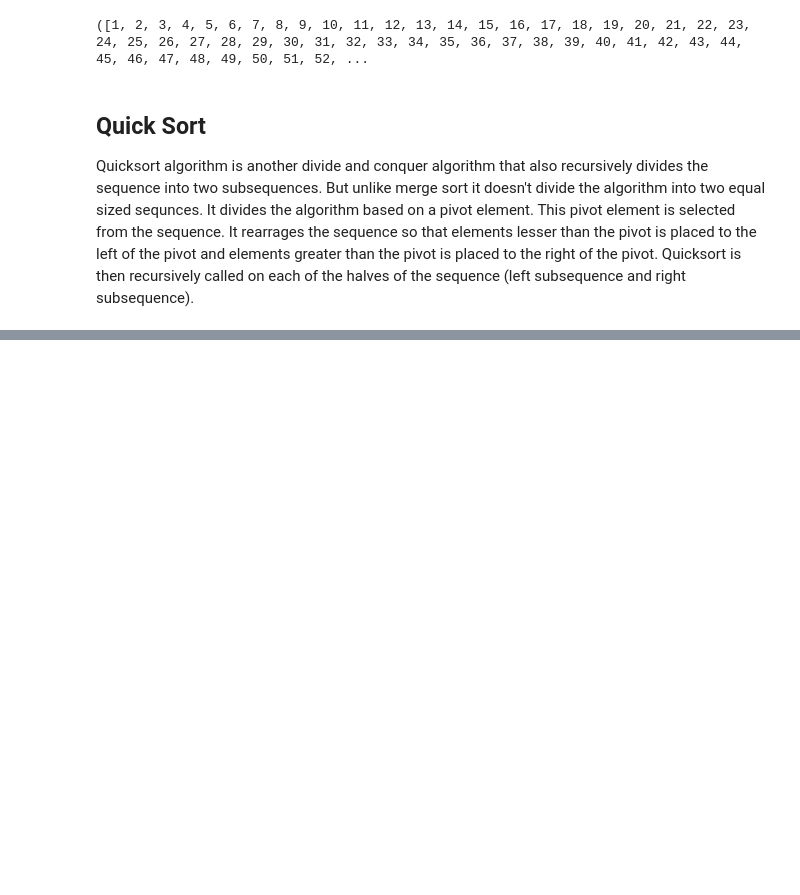
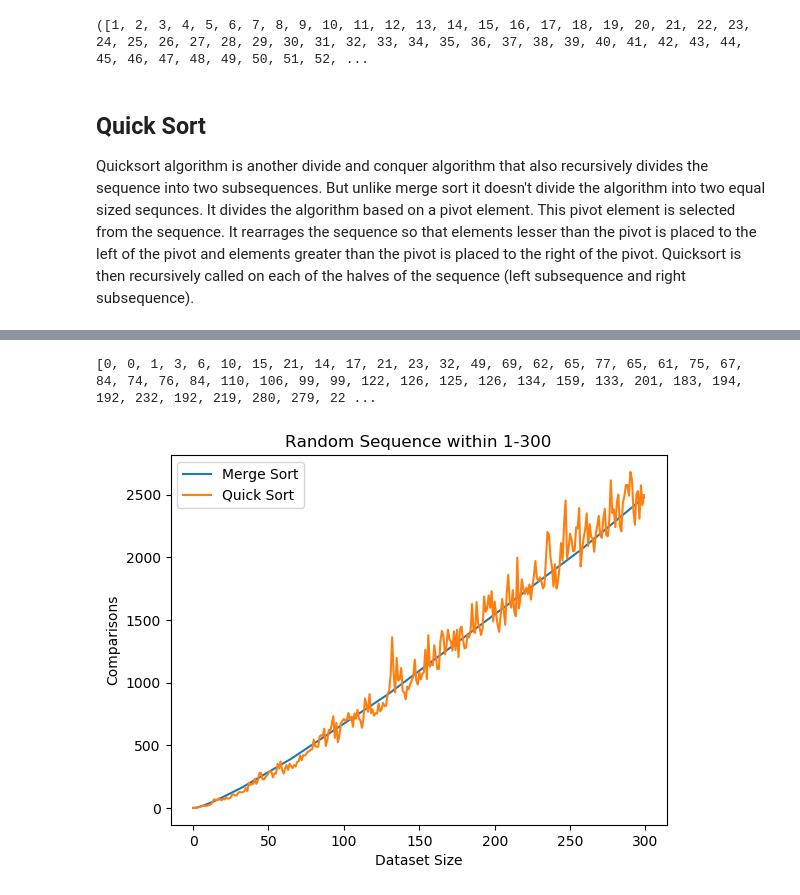
Before and after one commit to gmlunesa/visualgorithm, a Jupyter notebook: visualgorithm.ipynb, the cells around one changed output, grey strips where cells are left out. Drawn from its saved outputs; the diff is of its cells as text; code cells hidden in the pictures; blank space fills up the shorter version.

Commit message:
Finalized Merge sort and quick sort

```diff
--- a/visualgorithm.ipynb
+++ b/visualgorithm.ipynb
@@ -68,23 +78,30 @@ def test_cases_init(size):
     presort = []
     reverse = []
     random = []
+    r1000 = []
+    r300s = []
 
     for r in ranges:
         i = 0
         presort_arr = []
         reverse_arr = []
         random_arr = []
+        r1000_arr = []
+        r300s_arr = []
         while (i < r):
             presort_arr.append(dataArrays[0][i])
             reverse_arr.append(dataArrays[1][i])
             random_arr.append(dataArrays[2][i])
+            r1000_arr.append(dataArrays[5][i])
+            r300s_arr.append(dataArrays[7][i])
             i += 1
 
         presort.append(presort_arr)
         reverse.append(reverse_arr)
         random.append(random_arr)
+        r1000.append(r1000_arr)
 
-    return presort, reverse, random
+    return presort, reverse, random, r1000, r300s
 # %%
 dataArrays = initArrays()
 
@@ -1227,0 +1472,71 @@ print(quick_sort([1, 2, 3, 4, 5, 6, 7, 8, 9], None, None))
+# %%
+def merge_vs_quick():
+    x_values = ranges_init(300)
+
+    ''' RANDOM SEQUENCE WITHIN 300 '''
+    merge_y_values = []
+    quick_y_values = []
+
+    random_ms = test_cases_init(300)[2]
+    random_qs = test_cases_init(300)[2]
+
+    for case in random_ms:
+        if (len(case) != 0):
+            result = merge_sort(case)
+            merge_y_values.append(result[1])
+        else:
+            merge_y_values.append(0)
+    plt.plot(x_values, merge_y_values)
+
+    for case in random_qs:
+        if(len(case) != 0):
+            result = quick_sort(case, None, None)
+            quick_y_values.append(result)
+        else:
+            quick_y_values.append(0)
+
+    print(quick_y_values)
+    plt.plot(x_values, quick_y_values)
+
+    plt.title("Random Sequence within 1-300")
+    plt.xlabel('Dataset Size')
+    plt.ylabel('Comparisons')
+
+    plt.legend(['Merge Sort','Quick Sort'], loc='upper left')
+    plt.show()
+
+    ''' RANDOM SEQUENCE WITHIN 1000 '''
+    merge_y_values = []
+    quick_y_values = []
+
+    random_ms = test_cases_init(300)[3]
+    random_qs = test_cases_init(300)[3]
+
+    for case in random_ms:
+        if (len(case) != 0):
+            result = merge_sort(case)
+            merge_y_values.append(result[1])
+        else:
+            merge_y_values.append(0)
+    plt.plot(x_values, merge_y_values)
+
+    for case in random_qs:
+        if(len(case) != 0):
+            result = quick_sort(case, None, None)
+            quick_y_values.append(result)
+        else:
+            quick_y_values.append(0)
+    print(quick_y_values)
+    plt.plot(x_values, quick_y_values)
+
+    plt.title("Random Sequence within 1-1000")
+    plt.xlabel('Dataset Size')
+    plt.ylabel('Comparisons')
+
+    plt.legend(['Merge Sort','Quick Sort'], loc='upper left')
+    plt.show()
+
+merge_vs_quick()
+# %% [output]
+[0, 0, 1, 3, 6, 10, 15, 21, 14, 17, 21, 23, 32, 49, 69, 62, 65, 77, 65, 61, 75, 67, 84, 74, 76, 84, 110, 106, 99, 99, 122, 126, 125, 126, 134, 159, 133, 201, 183, 194, 192, 232, 192, 219, 280, 279, 22 ...
+[figure, added]
```
Also changed, not shown: parts of 13 cells of this notebook, 2 other files.
